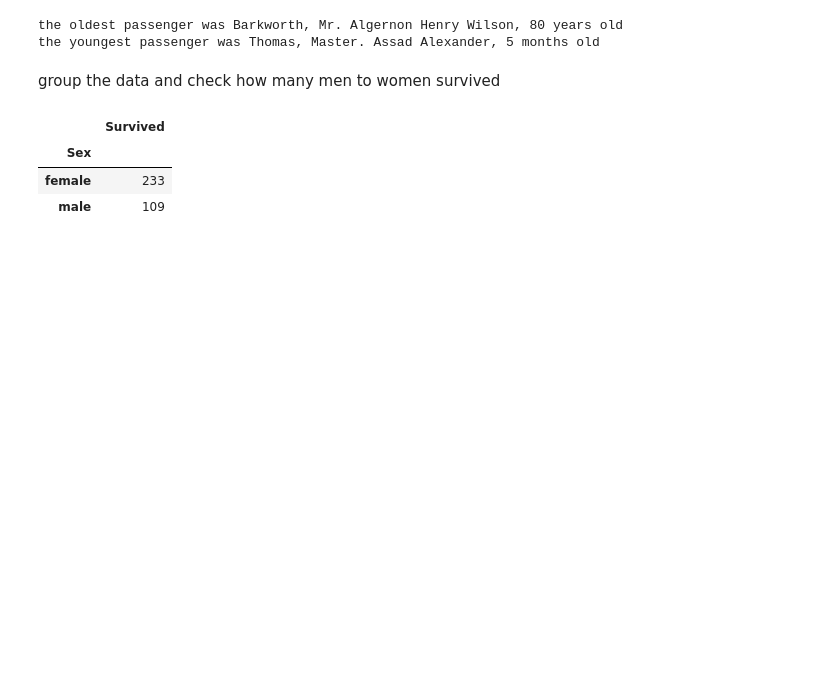
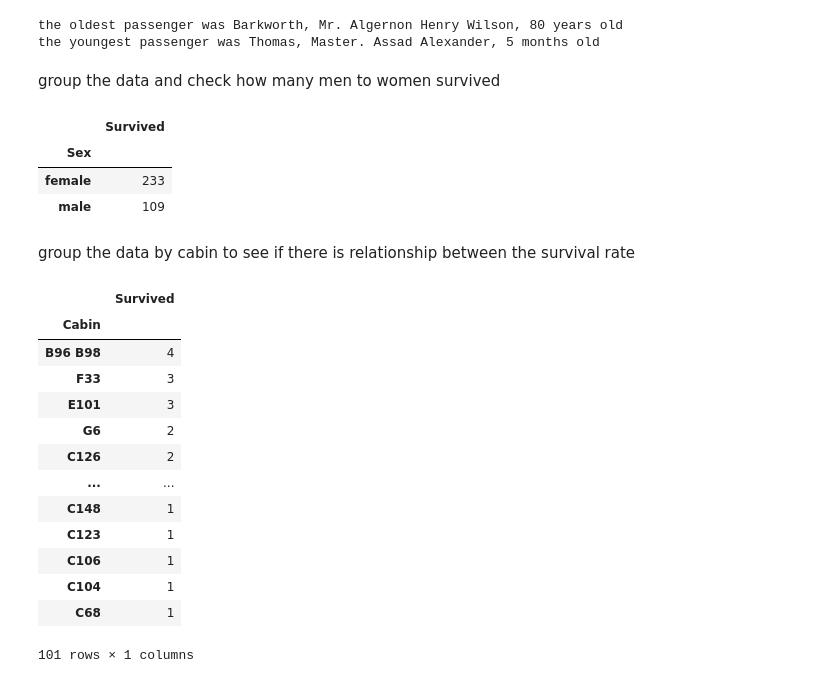
Before and after one commit to kdmwangi/Data-Science, a Jupyter notebook: Titanic_Survival_Prediction.ipynb, the cells around one changed output. Cells and saved outputs as stored; diff of their text form; code cells hidden in the pictures; blank space fills up the shorter version.

```diff
--- a/Titanic_Survival_Prediction.ipynb
+++ b/Titanic_Survival_Prediction.ipynb
@@ -453,3 +453,23 @@ survived_passengers[['Survived','Sex']].groupby(by='Sex').count()
 | Sex |  |
 | female | 233 |
 | male | 109 |
+# %% [markdown]
+group the  data by cabin to see if there is relationship between the survival rate
+# %%
+survived_passengers[['Survived','Cabin']].groupby(by='Cabin').count().sort_values(by='Survived',ascending=False)
+# data shows that atleast every cabin had atleast one survivor
+# %% [output]
+|  | Survived |
+| Cabin |  |
+| B96 B98 | 4 |
+| F33 | 3 |
+| E101 | 3 |
+| G6 | 2 |
+| C126 | 2 |
+| ... | ... |
+| C148 | 1 |
+| C123 | 1 |
+| C106 | 1 |
+| C104 | 1 |
+| C68 | 1 |
+101 rows × 1 columns
```
Also changed, not shown: parts of 11 cells of this notebook.
